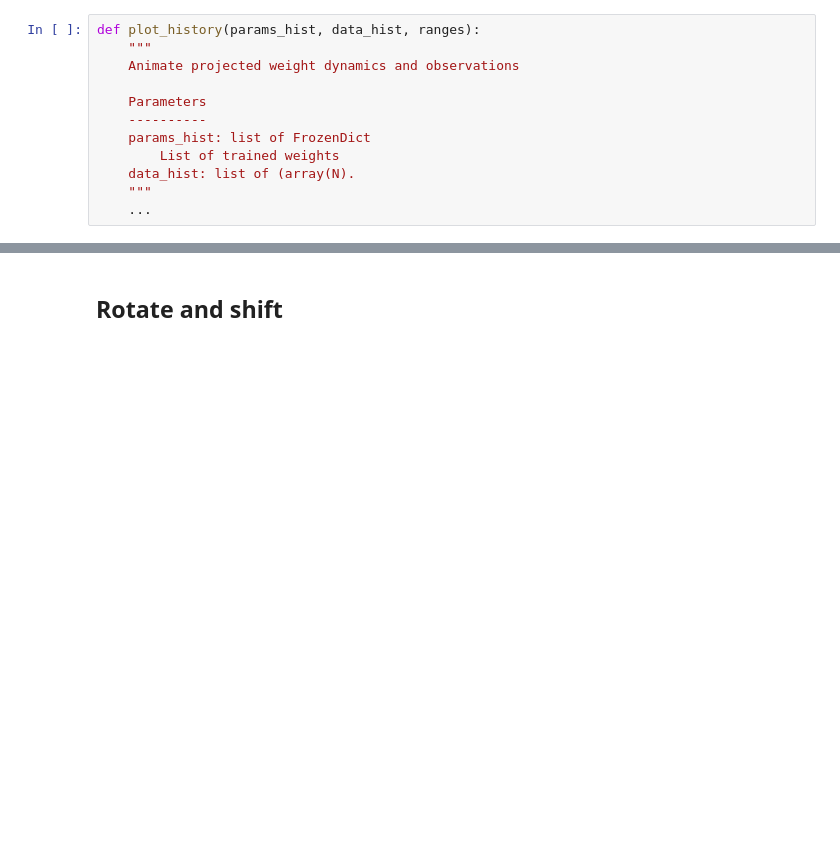
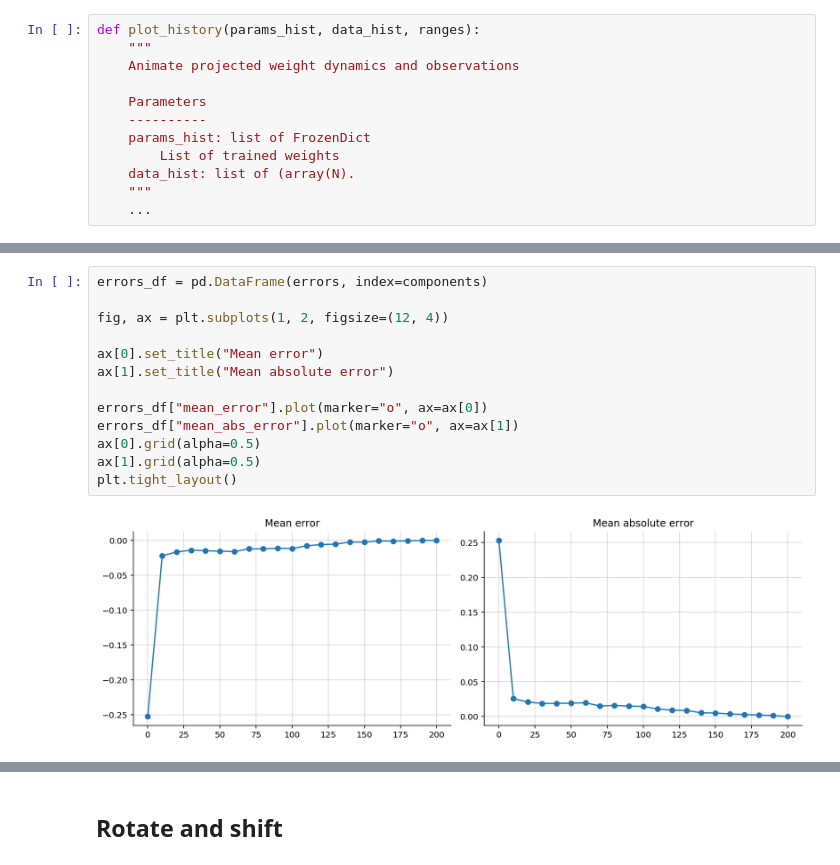
Before and after one commit to probml/shift-happens, a Jupyter notebook: notebooks/shifting-moons-exp-002.ipynb, the cells around one changed output, grey strips where cells are left out. Cells and saved outputs as stored; diff of their text form; blank space fills up the shorter version.

```diff
--- a/notebooks/shifting-moons-exp-002.ipynb
+++ b/notebooks/shifting-moons-exp-002.ipynb
@@ -312,3 +406,18 @@ _, rebuild_params = jax.flatten_util.ravel_pytree(hist["params"][0])
+# %%
+errors_df = pd.DataFrame(errors, index=components)
+
+fig, ax = plt.subplots(1, 2, figsize=(12, 4))
+
+ax[0].set_title("Mean error")
+ax[1].set_title("Mean absolute error")
+
+errors_df["mean_error"].plot(marker="o", ax=ax[0])
+errors_df["mean_abs_error"].plot(marker="o", ax=ax[1])
+ax[0].grid(alpha=0.5)
+ax[1].grid(alpha=0.5)
+plt.tight_layout()
+# %% [output]
+[figure, added]
 # %%
 hist_values = []
 
```
Also changed, not shown: parts of 20 cells of this notebook.
